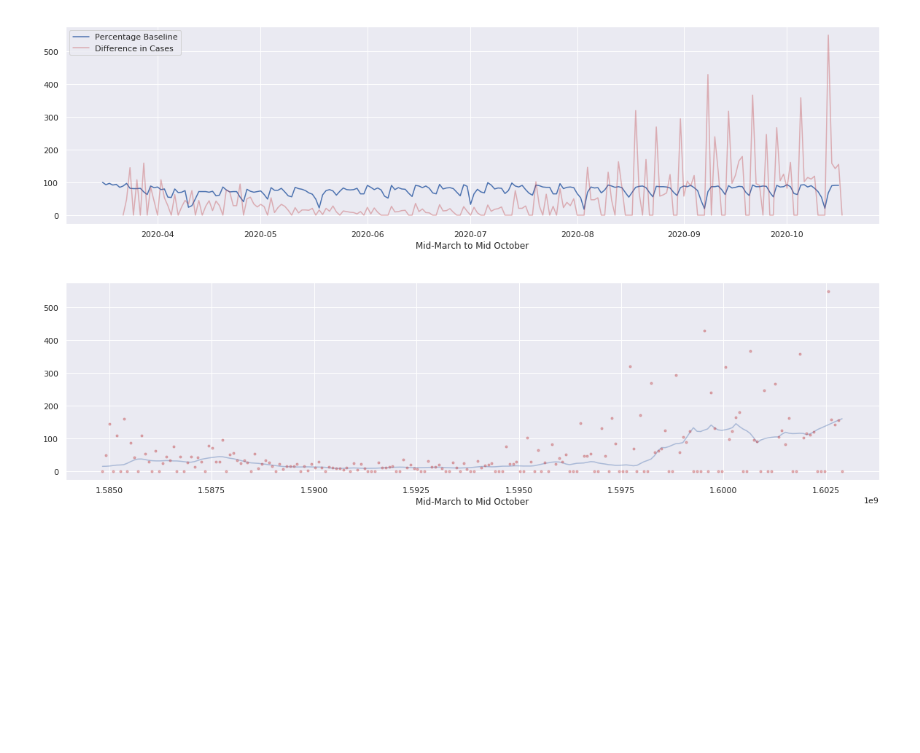
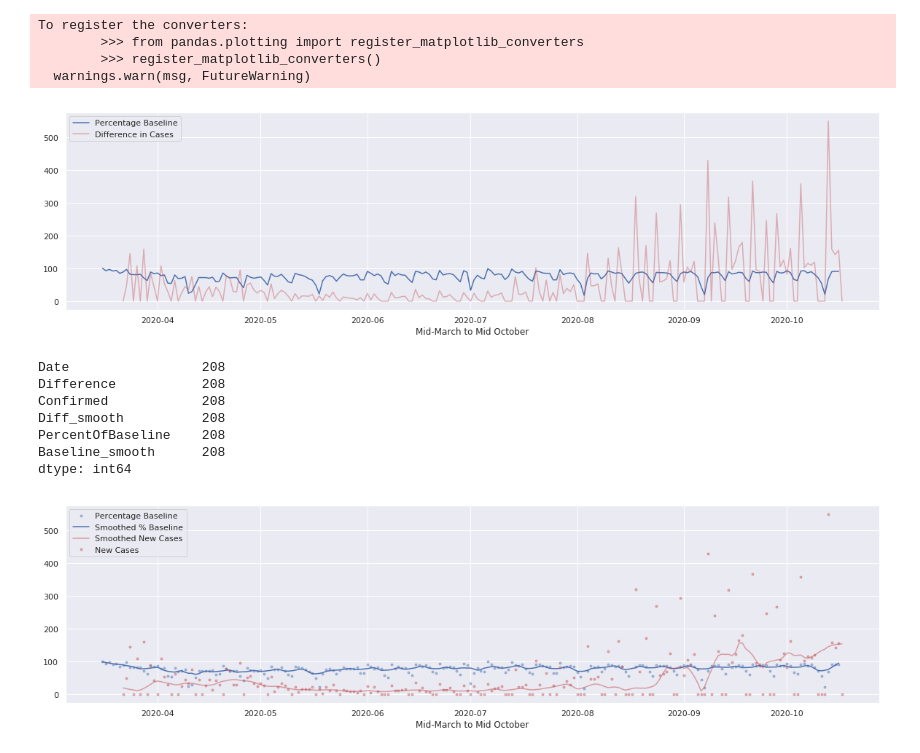
Before and after one commit to clement-ip/covid-airport-travel, a Jupyter notebook: analyze_both.ipynb, the cells around one changed output. Cells and saved outputs as stored; diff of their text form; code cells hidden in the pictures; blank space fills up the shorter version.

Commit message:
linregress after smoothing yvr

```diff
--- a/analyze_both.ipynb
+++ b/analyze_both.ipynb
@@ -12,7 +12,9 @@ from sklearn.pipeline import make_pipeline
 from sklearn.preprocessing import PolynomialFeatures
 sns.set()
 
+yvr = pd.read_csv('yvr4analyze_both.csv',index_col =0, parse_dates = [1])
 yvrCases = pd.read_csv('Covid-Data/yvr-modified.csv', index_col =0, parse_dates = [6])
 # yvr, yvrCases
-%store -r
+#%store -r
+yvr
 # %% [output]
@@ -43,19 +45,46 @@ plt.xlabel("Mid-March to Mid October")
 plt.legend()
 plt.show()
 # %% [output]
+To register the converters:
+        >>> from pandas.plotting import register_matplotlib_converters
+        >>> register_matplotlib_converters()
+  warnings.warn(msg, FutureWarning)
 [figure]
 # %%
 # We see that new cases per day is 0 sometimes, which isn't actually true, just that maybe
 # the cases found for a couple of days aren't logged that day, but instead logged on another day, so we should
 # smooth the new cases over a couple of days
+# We also want to smooth out the weekly cycles in the data to see the long-run correlations
 from statsmodels.nonparametric.smoothers_lowess import lowess
-new_cases_smooth = lowess(yvrCases['Difference'], yvrCases["timestamp"], frac =0.06)#,is_sorted = True, return_sorted=False)
-
+new_cases_smooth = lowess(yvrCases['Difference'], yvrCases["timestamp"], frac =0.05)#,is_sorted = True, return_sorted=False)
+baseline_smooth = lowess(yvr['PercentOfBaseline'], yvr["Date"], frac =0.04) #to reduce weekly cycle effect 7/214 = 0.327
+yvrCases['Diff_smooth'] = new_cases_smooth[:,1]
+yvr['Baseline_smooth'] = baseline_smooth[:,1]
+# This is to make sure both yvr and yvrCases start and end on the same dates
+if (yvr.count().loc['Date'] != yvrCases.count().loc['Date']):
+    joined = yvrCases[["Date","Difference","Confirmed","Diff_smooth"]].join(yvr[["Date","PercentOfBaseline","Baseline_smooth"]].set_index('Date'), on='Date')
+    X = joined["Diff_smooth"]
+    y = joined["Baseline_smooth"]
+else:
+    X = yvrCases["Diff_smooth"]
+    y = yvr["Baseline_smooth"]
+joined=joined.dropna()
+print(joined.count())
+#can use X,y or original, doesn't really matter
 plt.figure(figsize = (20,5))
-#plt.plot(yvr["Date"], yvr['PercentOfBaseline'], 'b-', label = 'Percentage Baseline')
-plt.plot(new_cases_smooth[:,0], new_cases_smooth[:,1], 'b-', label = 'Smoothed', alpha = 0.4)
-plt.plot(yvrCases["timestamp"], yvrCases['Difference'], 'r.', label = 'New Cases', alpha = 0.4)
+plt.plot(yvr["Date"], yvr['PercentOfBaseline'], 'b.', label = 'Percentage Baseline', alpha=0.4)
+plt.plot(yvr["Date"], yvr['Baseline_smooth'],'b-',label = 'Smoothed % Baseline')
+plt.plot(yvrCases["Date"], yvrCases["Diff_smooth"], 'r-', label = 'Smoothed New Cases', alpha = 0.5)
+plt.plot(yvrCases["Date"], yvrCases['Difference'], 'r.', label = 'New Cases', alpha = 0.4)
 plt.xlabel("Mid-March to Mid October")
+plt.legend()
 plt.show()
 # %% [output]
+Date                 208
+Difference           208
+Confirmed            208
+Diff_smooth          208
+PercentOfBaseline    208
+Baseline_smooth      208
+dtype: int64
-[figure, old version]
+[figure, new version]
```
Also changed, not shown: parts of 5 cells of this notebook, 2 other files.
